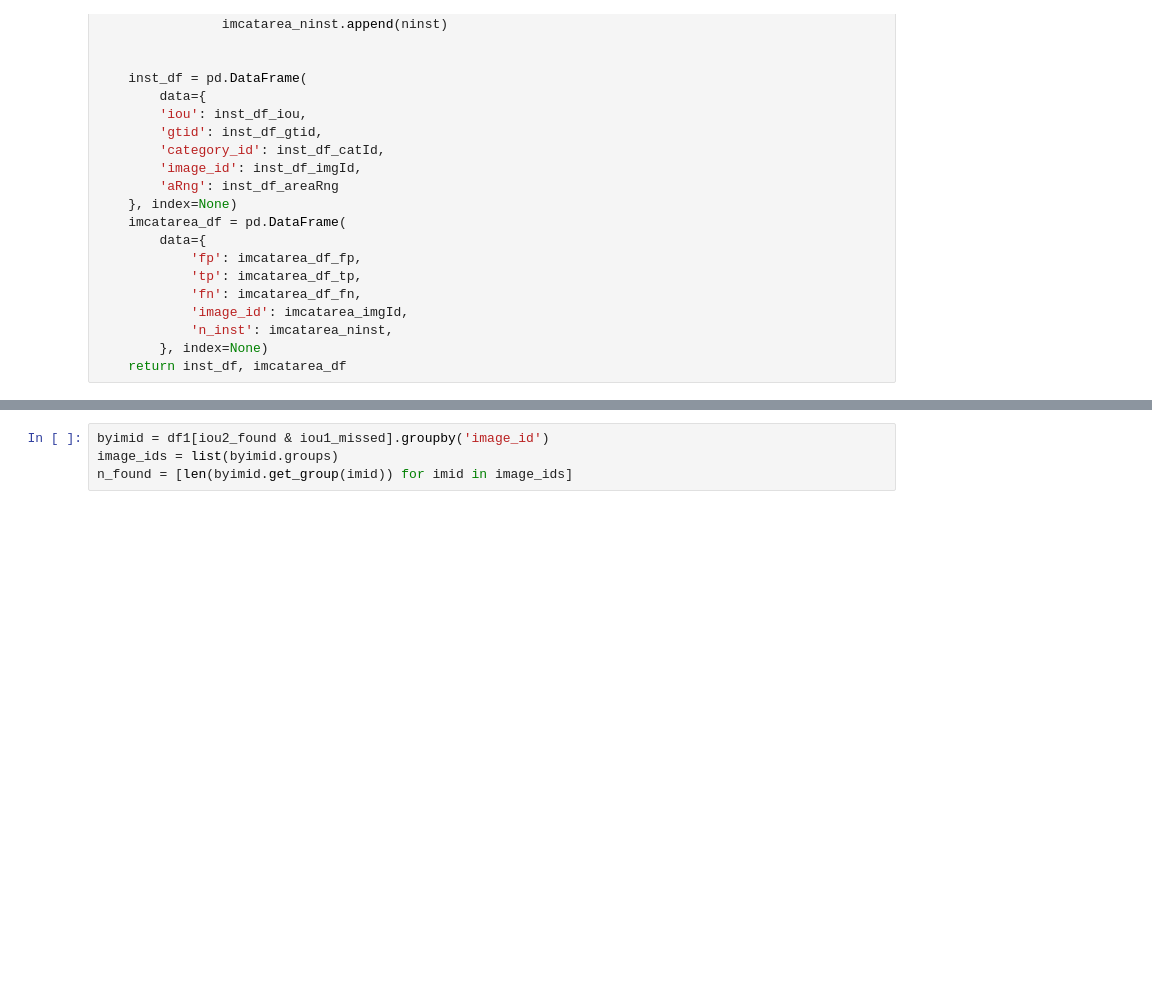
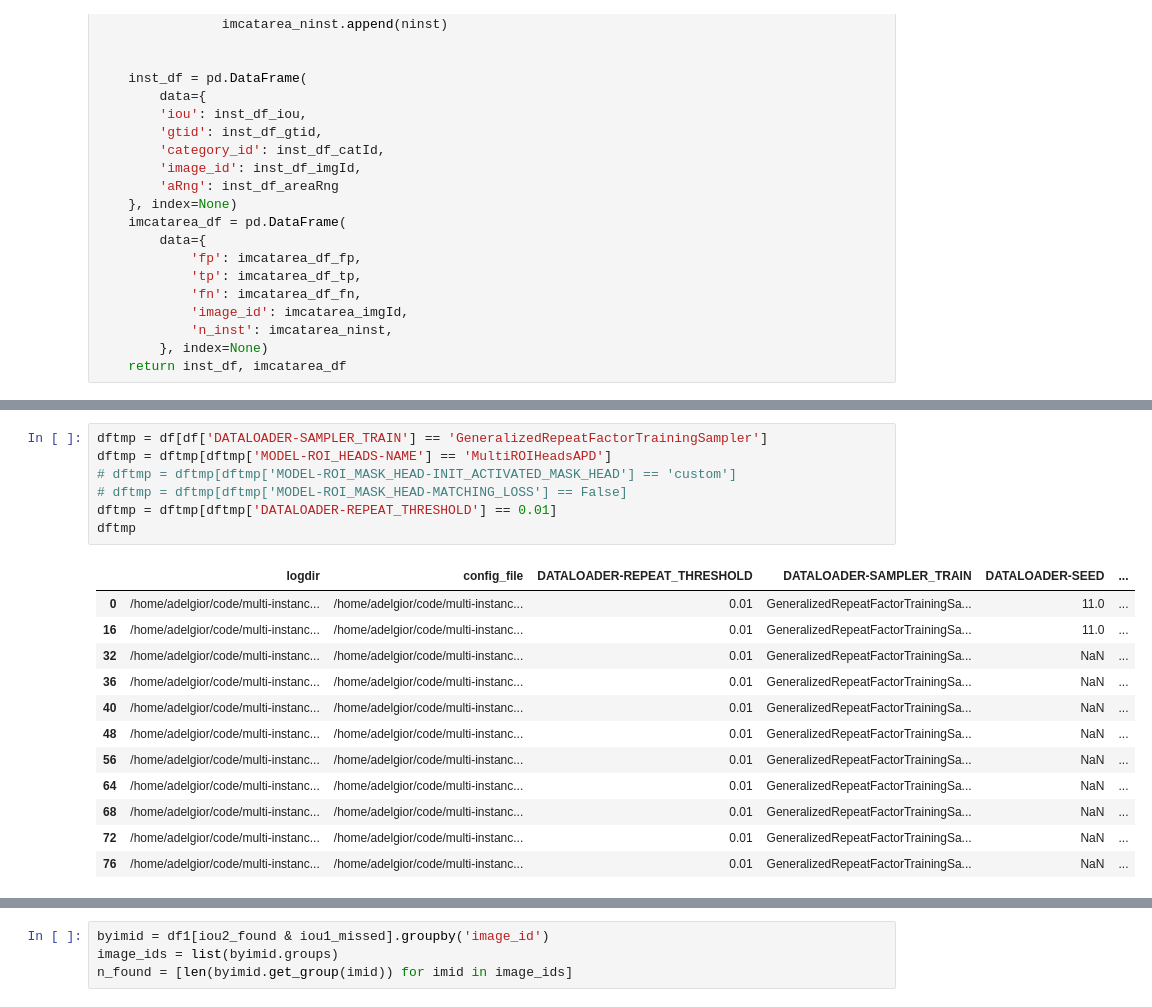
Before and after one commit to alliedel/multi-instance-mask-rcnn-extension, a Jupyter notebook: scripts/ipynb/instancewise-comparisons.ipynb, the cells around one changed output, grey strips where cells are left out. Saved outputs shown, nothing was run; the diff lists cells and outputs as text; blank space fills up the shorter version.

```diff
--- a/scripts/ipynb/instancewise-comparisons.ipynb
+++ b/scripts/ipynb/instancewise-comparisons.ipynb
@@ -232,0 +323,20 @@ imcatarea_dfs[(('HEAD_TYPE-None', 16000), 'pred_masks-segm')]
+# %%
+dftmp = df[df['DATALOADER-SAMPLER_TRAIN'] == 'GeneralizedRepeatFactorTrainingSampler']
+dftmp = dftmp[dftmp['MODEL-ROI_HEADS-NAME'] == 'MultiROIHeadsAPD']
+# dftmp = dftmp[dftmp['MODEL-ROI_MASK_HEAD-INIT_ACTIVATED_MASK_HEAD'] == 'custom']
+# dftmp = dftmp[dftmp['MODEL-ROI_MASK_HEAD-MATCHING_LOSS'] == False]
+dftmp = dftmp[dftmp['DATALOADER-REPEAT_THRESHOLD'] == 0.01]
+dftmp
+# %% [output]
+|  | logdir | config_file | DATALOADER-REPEAT_THRESHOLD | DATALOADER-SAMPLER_TRAIN | DATALOADER-SEED | ... |
+| 0 | /home/adelgior/code/multi-instanc... | /home/adelgior/code/multi-instanc... | 0.01 | GeneralizedRepeatFactorTrainingSa... | 11.0 | ... |
+| 16 | /home/adelgior/code/multi-instanc... | /home/adelgior/code/multi-instanc... | 0.01 | GeneralizedRepeatFactorTrainingSa... | 11.0 | ... |
+| 32 | /home/adelgior/code/multi-instanc... | /home/adelgior/code/multi-instanc... | 0.01 | GeneralizedRepeatFactorTrainingSa... | NaN | ... |
+| 36 | /home/adelgior/code/multi-instanc... | /home/adelgior/code/multi-instanc... | 0.01 | GeneralizedRepeatFactorTrainingSa... | NaN | ... |
+| 40 | /home/adelgior/code/multi-instanc... | /home/adelgior/code/multi-instanc... | 0.01 | GeneralizedRepeatFactorTrainingSa... | NaN | ... |
+| 48 | /home/adelgior/code/multi-instanc... | /home/adelgior/code/multi-instanc... | 0.01 | GeneralizedRepeatFactorTrainingSa... | NaN | ... |
+| 56 | /home/adelgior/code/multi-instanc... | /home/adelgior/code/multi-instanc... | 0.01 | GeneralizedRepeatFactorTrainingSa... | NaN | ... |
+| 64 | /home/adelgior/code/multi-instanc... | /home/adelgior/code/multi-instanc... | 0.01 | GeneralizedRepeatFactorTrainingSa... | NaN | ... |
+| 68 | /home/adelgior/code/multi-instanc... | /home/adelgior/code/multi-instanc... | 0.01 | GeneralizedRepeatFactorTrainingSa... | NaN | ... |
+| 72 | /home/adelgior/code/multi-instanc... | /home/adelgior/code/multi-instanc... | 0.01 | GeneralizedRepeatFactorTrainingSa... | NaN | ... |
+| 76 | /home/adelgior/code/multi-instanc... | /home/adelgior/code/multi-instanc... | 0.01 | GeneralizedRepeatFactorTrainingSa... | NaN | ... |
```
Also changed, not shown: parts of 30 cells of this notebook, 6 other files.
